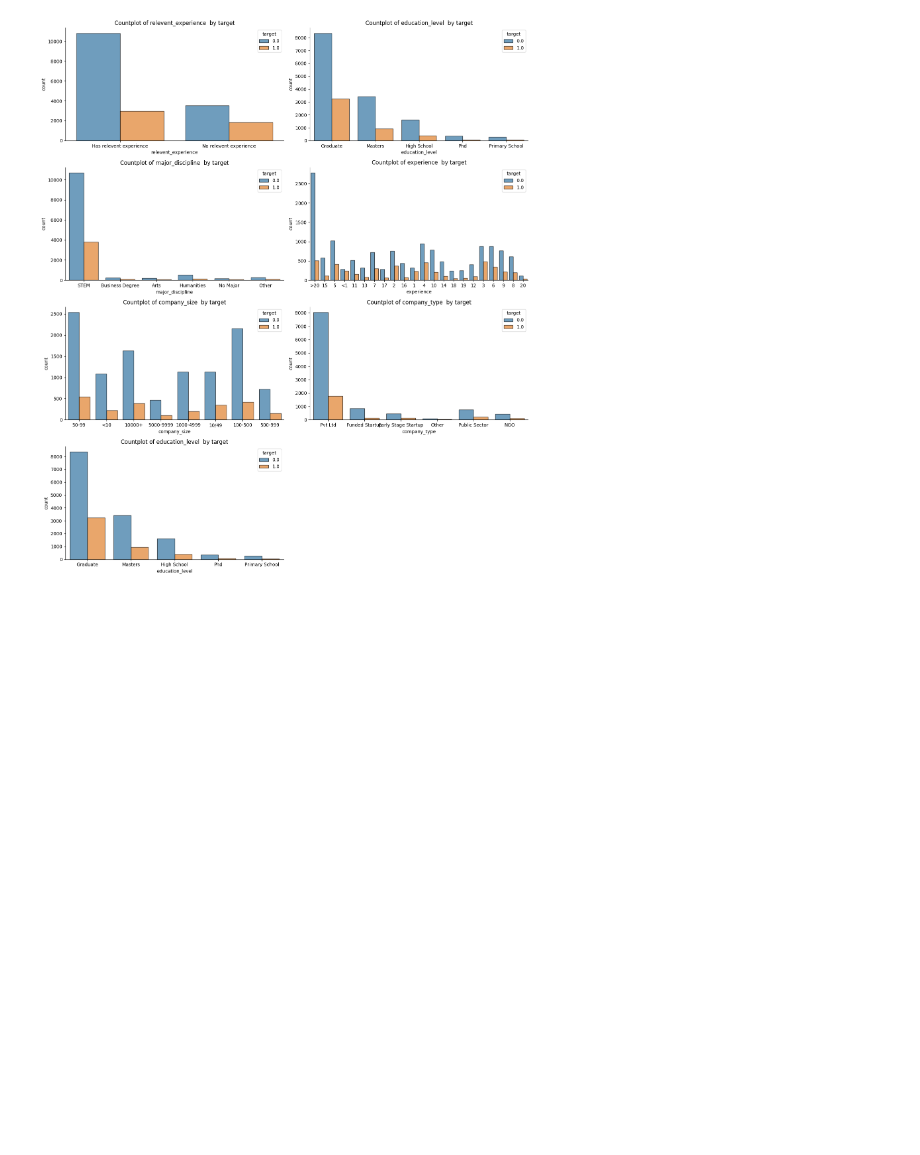
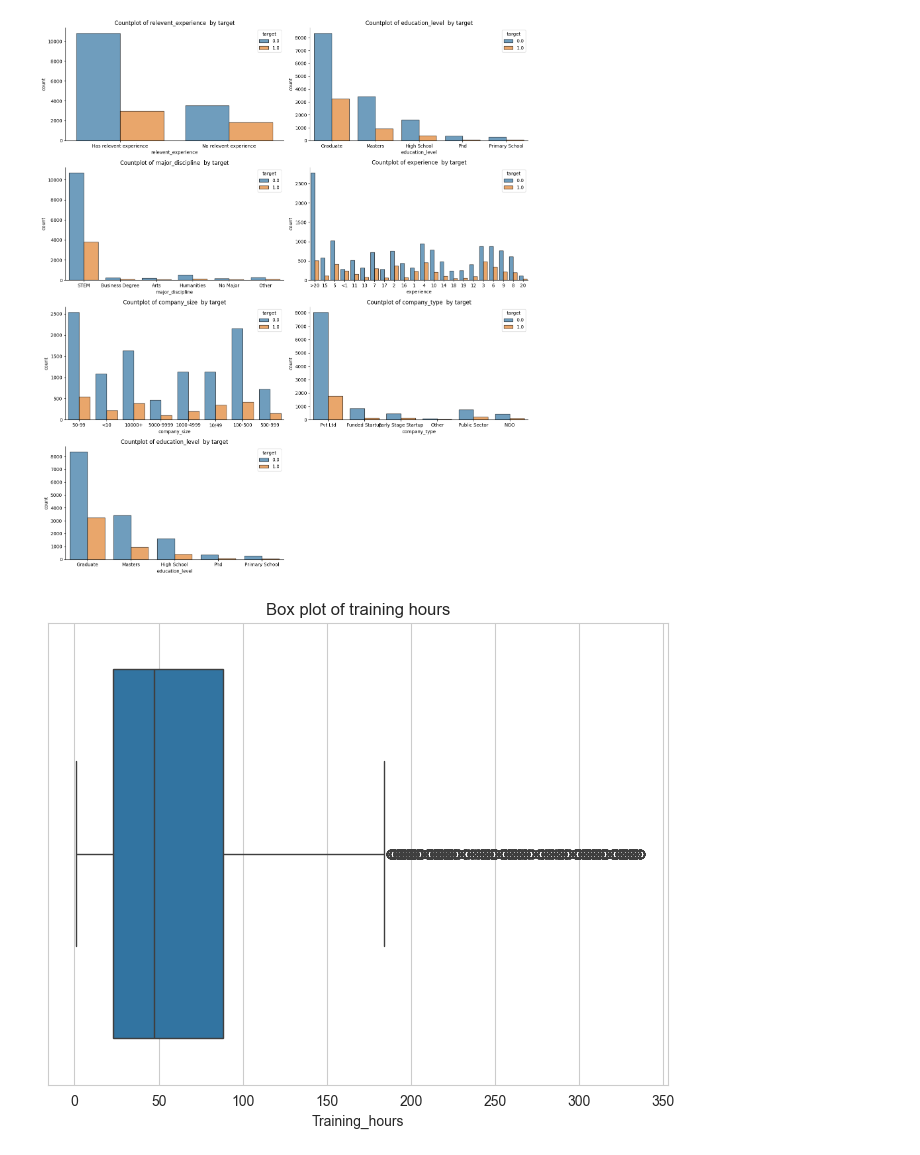
Before and after one commit to IT22106360/QuantaML-FDM-Employee-Retention, a Jupyter notebook: notebooks/model.ipynb, the cells around one changed output. Drawn from its saved outputs; the diff is of its cells as text; code cells hidden in the pictures; blank space fills up the shorter version.

```diff
--- a/notebooks/model.ipynb
+++ b/notebooks/model.ipynb
@@ -86,3 +86,15 @@ plt.tight_layout()
 plt.show()
 # %% [output]
 [figure]
+# %%
+sns.set_style("whitegrid")
+plt.figure(figsize=[8,6])
+
+sns.boxplot(x=OriginalDataset["training_hours"])
+
+plt.title("Box plot of training hours") #show case the imbalance if the feature
+plt.xlabel("Training_hours")
+
+plt.show()
+# %% [output]
+[figure, added]
```
Also changed, not shown: parts of 3 cells of this notebook.
